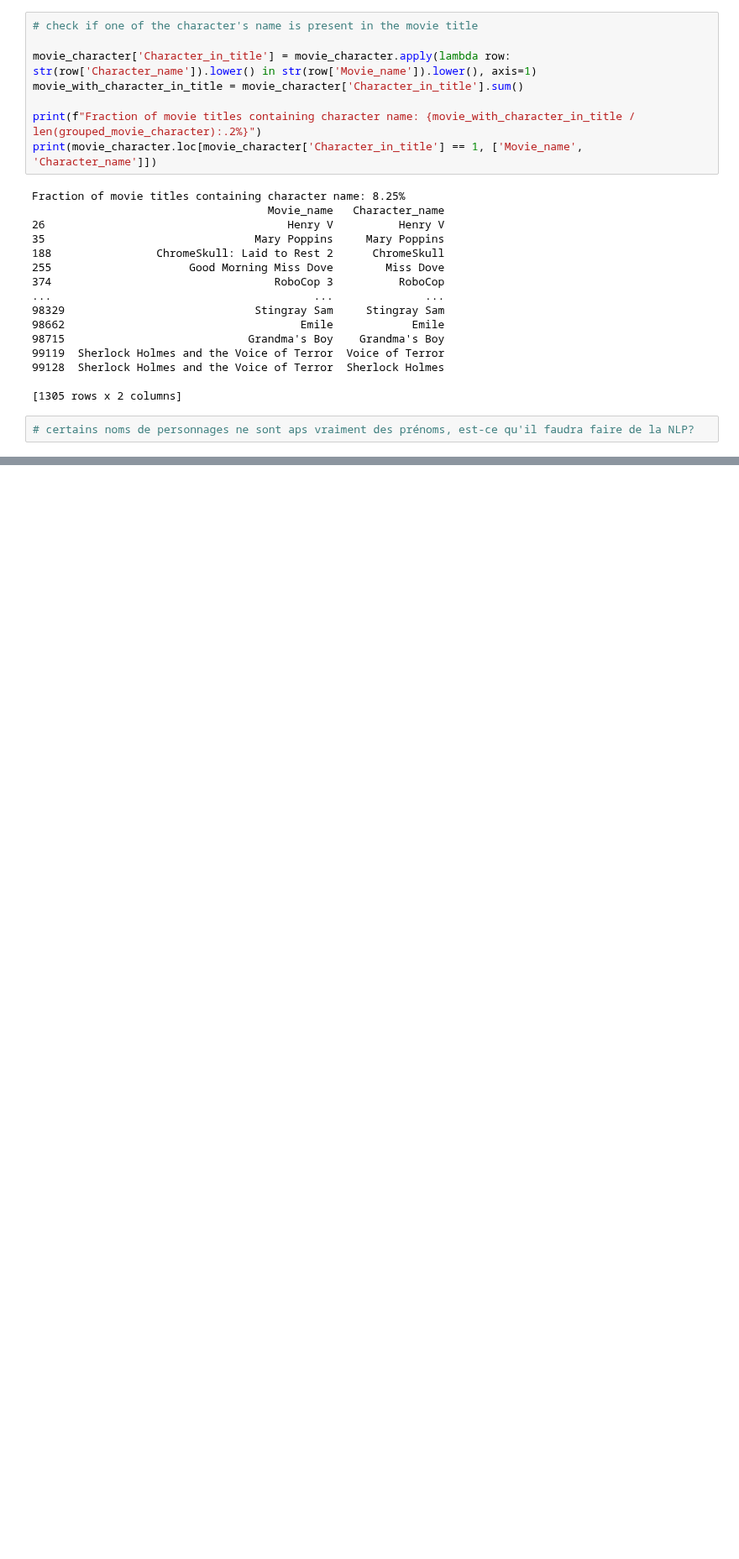
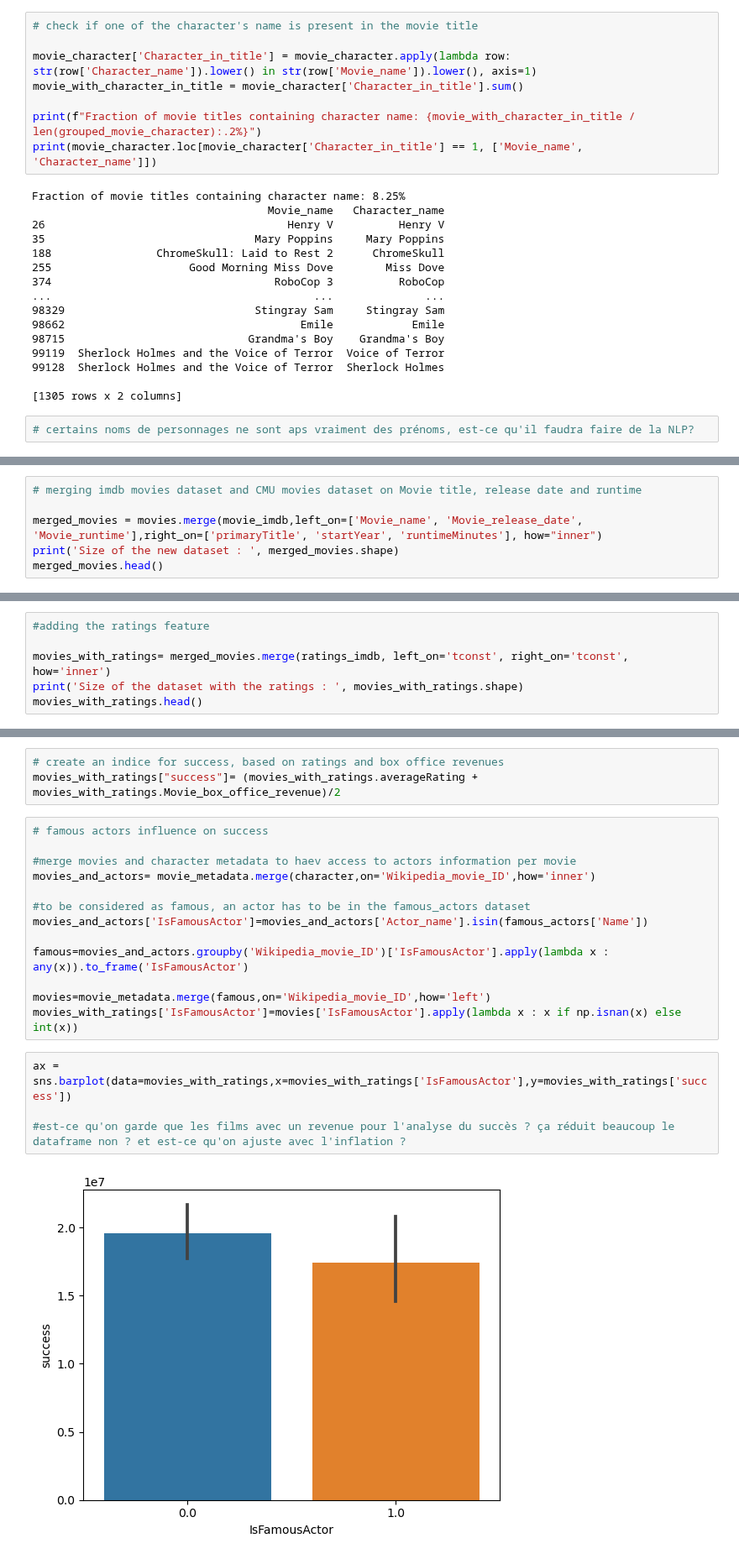
Before and after one commit to epfl-ada/ada-2023-project-randada, a Jupyter notebook: Data cleaning.ipynb, the cells around one changed output, grey strips where cells are left out. Shown at 84% size. Saved outputs shown, nothing was run; the diff lists cells and outputs as text; blank space fills up the shorter version.

```diff
--- a/Data cleaning.ipynb
+++ b/Data cleaning.ipynb
@@ -294,0 +342,6 @@ Fraction of movie titles containing character name: 8.25%
+# %%
+# merging imdb movies dataset and CMU movies dataset on Movie title, release date and runtime
+
+merged_movies = movies.merge(movie_imdb,left_on=['Movie_name', 'Movie_release_date', 'Movie_runtime'],right_on=['primaryTitle', 'startYear', 'runtimeMinutes'], how="inner")
+print('Size of the new dataset : ', merged_movies.shape)
+merged_movies.head()
@@ -294,0 +356,6 @@ Fraction of movie titles containing character name: 8.25%
+# %%
+#adding the ratings feature
+
+movies_with_ratings= merged_movies.merge(ratings_imdb, left_on='tconst', right_on='tconst', how='inner')
+print('Size of the dataset with the ratings : ', movies_with_ratings.shape)
+movies_with_ratings.head()
@@ -294,0 +371,22 @@ Fraction of movie titles containing character name: 8.25%
+# %%
+# create an indice for success, based on ratings and box office revenues
+movies_with_ratings["success"]= (movies_with_ratings.averageRating + movies_with_ratings.Movie_box_office_revenue)/2
+# %%
+# famous actors influence on success
+
+#merge movies and character metadata to haev access to actors information per movie
+movies_and_actors= movie_metadata.merge(character,on='Wikipedia_movie_ID',how='inner')
+
+#to be considered as famous, an actor has to be in the famous_actors dataset
+movies_and_actors['IsFamousActor']=movies_and_actors['Actor_name'].isin(famous_actors['Name'])
+
+famous=movies_and_actors.groupby('Wikipedia_movie_ID')['IsFamousActor'].apply(lambda x : any(x)).to_frame('IsFamousActor')
+
+movies=movie_metadata.merge(famous,on='Wikipedia_movie_ID',how='left')
+movies_with_ratings['IsFamousActor']=movies['IsFamousActor'].apply(lambda x : x if np.isnan(x) else int(x))
+# %%
+ax = sns.barplot(data=movies_with_ratings,x=movies_with_ratings['IsFamousActor'],y=movies_with_ratings['success'])
+
+#est-ce qu'on garde que les films avec un revenue pour l'analyse du succès ? ça réduit beaucoup le dataframe non ? et est-ce qu'on ajuste avec l'inflation ?
+# %% [output]
+[figure, added]
```
Also changed, not shown: parts of 10 cells of this notebook.
